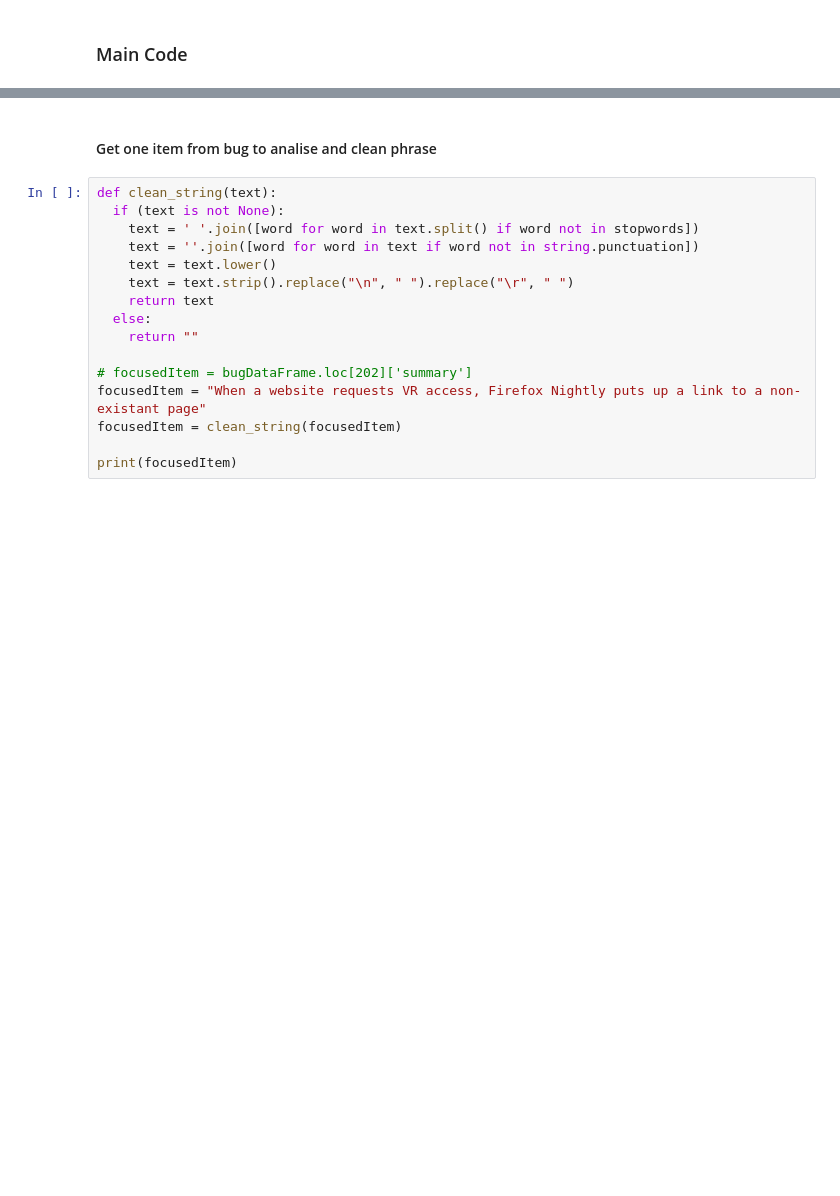
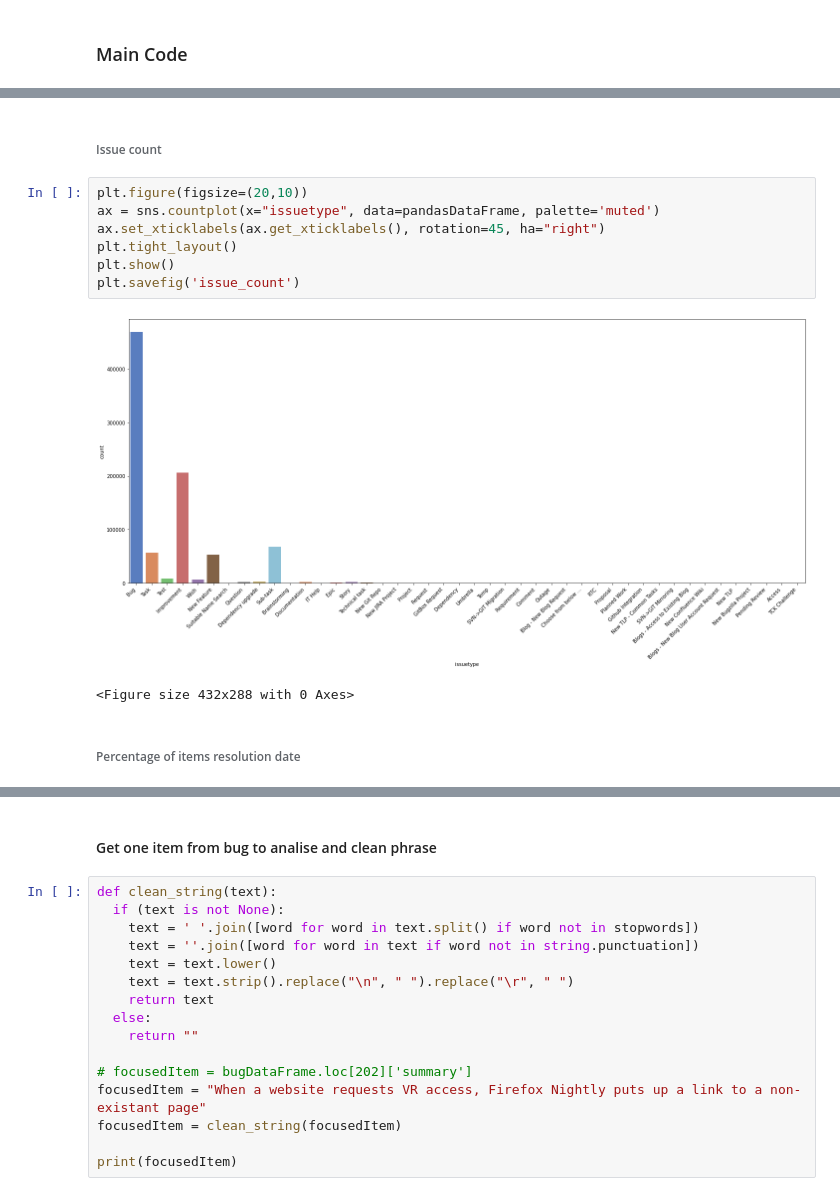
Before and after one commit to mateusragazzi/bug-helper, a Jupyter notebook: main.ipynb, the cells around one changed output, grey strips where cells are left out. Saved outputs shown, nothing was run; the diff lists cells and outputs as text; blank space fills up the shorter version.

```diff
--- a/main.ipynb
+++ b/main.ipynb
@@ -69,0 +82,14 @@ baseDataFrame.loc[2314123]['summary']
+# %% [markdown]
+###### Issue count
+# %%
+plt.figure(figsize=(20,10))
+ax = sns.countplot(x="issuetype", data=pandasDataFrame, palette='muted')
+ax.set_xticklabels(ax.get_xticklabels(), rotation=45, ha="right")
+plt.tight_layout()
+plt.show()
+plt.savefig('issue_count')
+# %% [output]
+[figure, added]
+<Figure size 432x288 with 0 Axes>
+# %% [markdown]
+###### Percentage of items resolution date
```
Also changed, not shown: parts of 21 cells of this notebook.
